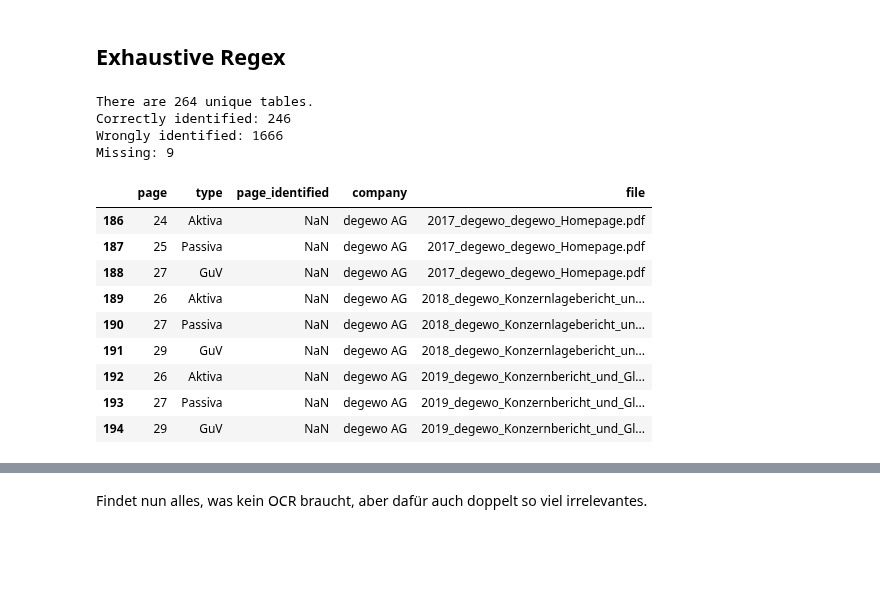
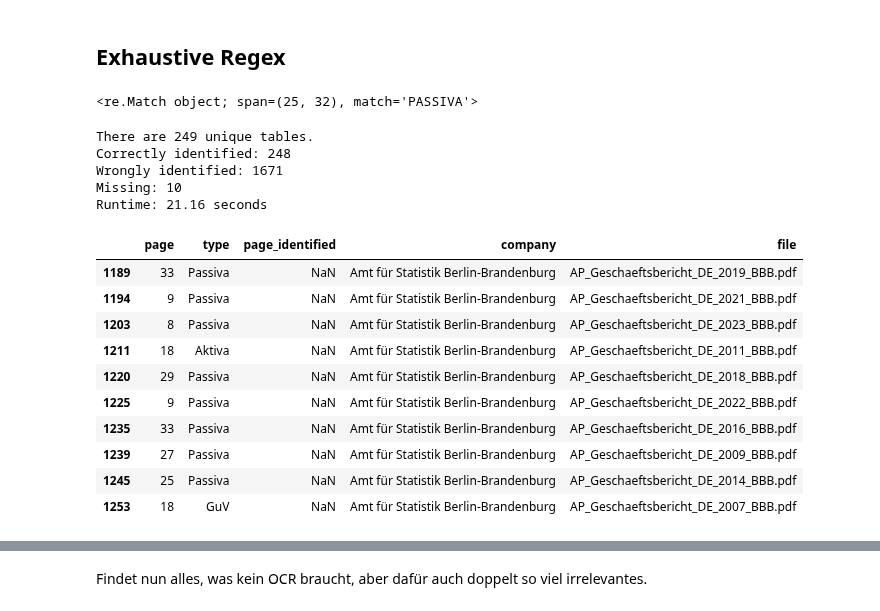
Before and after one commit to Famondir/Thesis, a Jupyter notebook: Python/page_detection_benchmark.ipynb, the cells around one changed output, grey strips where cells are left out. Cells and saved outputs as stored; diff of their text form; code cells hidden in the pictures; blank space fills up the shorter version.

Commit message:
fixing benchmark counint

```diff
--- a/Python/page_detection_benchmark.ipynb
+++ b/Python/page_detection_benchmark.ipynb
@@ -53,7 +53,7 @@ class PageIdentifier(ABC):
     def __generate_benchmarking_dataframe(self):
         df = self.__generate_dataframe()
 
-        df_truth = pd.read_csv("../benchmark_truth/aktiva_passiva_guv_table_pages.csv")
+        df_truth = pd.read_csv("../benchmark_truth/aktiva_passiva_guv_table_pages_no_ocr.csv")
         df_truth = df_truth.assign(type=df_truth['type'].str.split('&')).explode('type').reset_index(drop=True)
 
         df_common = df_truth.merge(df, on=['filepath', 'page', 'type'], how='inner')
@@ -614,30 +475,39 @@ regex_patterns_3 = {
     ]
 }
 
-page_identifier_regex_3 = PageIdentifierRegex(
+page_identifier_regex_3_pymupdf = PageIdentifierRegex(
     # base_dir = "../Geschaeftsberichte/Berlin Energie und Netzholding/",
     base_dir = "../Geschaeftsberichte/",
-    result_dir= "../benchmark_results/page_identification/regex_3",
+    result_dir= "../benchmark_results/page_identification/pymupdf_exhaustive_regex",
     regex_patterns = regex_patterns_3,
-    verbose = False
+    verbose = False,
+    pdfbackend='pymupdf'
 )
 
-page_identifier_regex_3.walk_dir()
+page_identifier_regex_3_pymupdf.walk_dir()
+# %%
+text = PdfReader("../Geschaeftsberichte/Amt für Statistik Berlin-Brandenburg/AP_Geschaeftsbericht_DE_2019_BBB.pdf").pages[32].extract_text()
+re.search(r"p\s*a\s*s\s*s\s*i\s*v\s*a|p\s*a\s*s\s*s\s*i\s*v\s*s\s*e\s*i\s*t\s*e|eigenkapital", text, re.IGNORECASE | re.S)
+# text
+# %% [output]
+<re.Match object; span=(25, 32), match='PASSIVA'>
 # %%
-ben_df3 = page_identifier_regex_3.benchmark()
-ben_df3['missing']
+ben_df3_pymupdf = page_identifier_regex_3_pymupdf.benchmark()
+ben_df3_pymupdf['missing']
 # %% [output]
-There are 264 unique tables.
-Correctly identified: 246
-Wrongly identified: 1666
-Missing: 9
+There are 249 unique tables.
+Correctly identified: 248
+Wrongly identified: 1671
+Missing: 10
+Runtime: 21.16 seconds
 |  | page | type | page_identified | company | file |
-| 186 | 24 | Aktiva | NaN | degewo AG | 2017_degewo_degewo_Homepage.pdf |
-| 187 | 25 | Passiva | NaN | degewo AG | 2017_degewo_degewo_Homepage.pdf |
-| 188 | 27 | GuV | NaN | degewo AG | 2017_degewo_degewo_Homepage.pdf |
-| 189 | 26 | Aktiva | NaN | degewo AG | 2018_degewo_Konzernlagebericht_un... |
-| 190 | 27 | Passiva | NaN | degewo AG | 2018_degewo_Konzernlagebericht_un... |
-| 191 | 29 | GuV | NaN | degewo AG | 2018_degewo_Konzernlagebericht_un... |
-| 192 | 26 | Aktiva | NaN | degewo AG | 2019_degewo_Konzernbericht_und_Gl... |
-| 193 | 27 | Passiva | NaN | degewo AG | 2019_degewo_Konzernbericht_und_Gl... |
-| 194 | 29 | GuV | NaN | degewo AG | 2019_degewo_Konzernbericht_und_Gl... |
+| 1189 | 33 | Passiva | NaN | Amt für Statistik Berlin-Brandenburg | AP_Geschaeftsbericht_DE_2019_BBB.pdf |
+| 1194 | 9 | Passiva | NaN | Amt für Statistik Berlin-Brandenburg | AP_Geschaeftsbericht_DE_2021_BBB.pdf |
+| 1203 | 8 | Passiva | NaN | Amt für Statistik Berlin-Brandenburg | AP_Geschaeftsbericht_DE_2023_BBB.pdf |
+| 1211 | 18 | Aktiva | NaN | Amt für Statistik Berlin-Brandenburg | AP_Geschaeftsbericht_DE_2011_BBB.pdf |
+| 1220 | 29 | Passiva | NaN | Amt für Statistik Berlin-Brandenburg | AP_Geschaeftsbericht_DE_2018_BBB.pdf |
+| 1225 | 9 | Passiva | NaN | Amt für Statistik Berlin-Brandenburg | AP_Geschaeftsbericht_DE_2022_BBB.pdf |
+| 1235 | 33 | Passiva | NaN | Amt für Statistik Berlin-Brandenburg | AP_Geschaeftsbericht_DE_2016_BBB.pdf |
+| 1239 | 27 | Passiva | NaN | Amt für Statistik Berlin-Brandenburg | AP_Geschaeftsbericht_DE_2009_BBB.pdf |
+| 1245 | 25 | Passiva | NaN | Amt für Statistik Berlin-Brandenburg | AP_Geschaeftsbericht_DE_2014_BBB.pdf |
+| 1253 | 18 | GuV | NaN | Amt für Statistik Berlin-Brandenburg | AP_Geschaeftsbericht_DE_2007_BBB.pdf |
```
Also changed, not shown: parts of 28 cells of this notebook, 3 other files.
